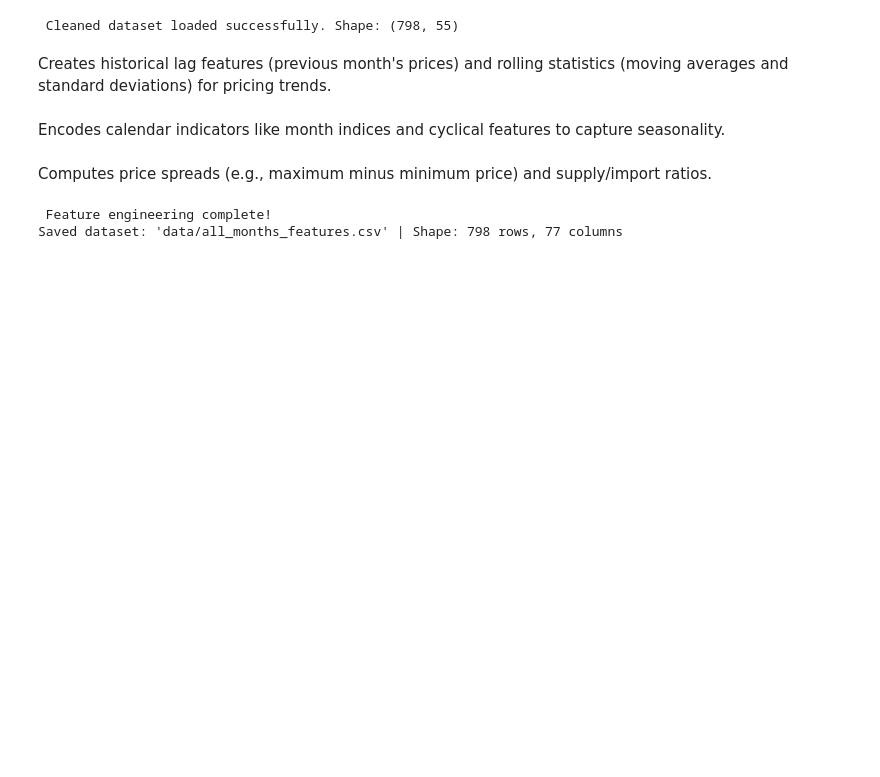
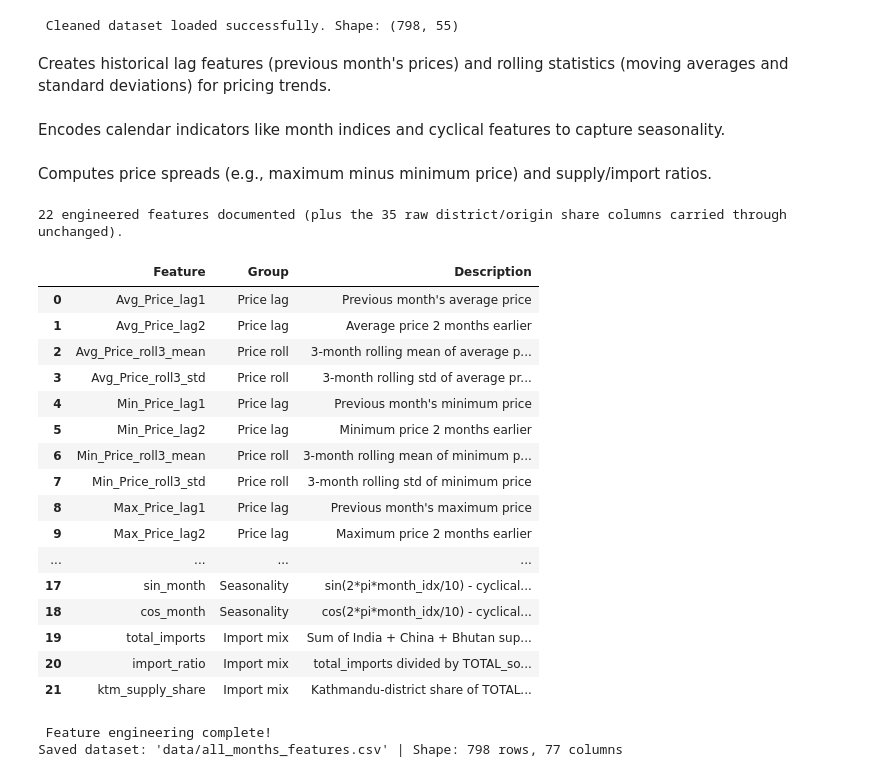
Before and after one commit to Sristy09/Multi-Target-Price-Forecasting, a Jupyter notebook: 04_Feature_engineering.ipynb, the cells around one changed output. Saved outputs shown, nothing was run; the diff lists cells and outputs as text; code cells hidden in the pictures; blank space fills up the shorter version.

```diff
--- a/04_Feature_engineering.ipynb
+++ b/04_Feature_engineering.ipynb
@@ -69,6 +69,57 @@ if 'Kathmandu' in df.columns:
 all_products = df['Product_Name'].unique()
 all_months = range(1, 11)
 grid = pd.MultiIndex.from_product([all_products, all_months], names=['Product_Name', 'month_idx']).to_frame().reset_index(drop=True)
+# %%
+
+# Feature-engineering documentation table: every engineered feature, what it
+# means, and how it is computed. This is the reference table for the feature
+# list quoted in the modelling notebook and in the project report.
+feature_dictionary = pd.DataFrame([
+    {"Feature": "Avg_Price_lag1",       "Group": "Price lag",   "Description": "Previous month's average price"},
+    {"Feature": "Avg_Price_lag2",       "Group": "Price lag",   "Description": "Average price 2 months earlier"},
+    {"Feature": "Avg_Price_roll3_mean", "Group": "Price roll",  "Description": "3-month rolling mean of average price (prior months only)"},
+    {"Feature": "Avg_Price_roll3_std",  "Group": "Price roll",  "Description": "3-month rolling std of average price (prior months only)"},
+    {"Feature": "Min_Price_lag1",       "Group": "Price lag",   "Description": "Previous month's minimum price"},
+    {"Feature": "Min_Price_lag2",       "Group": "Price lag",   "Description": "Minimum price 2 months earlier"},
+    {"Feature": "Min_Price_roll3_mean", "Group": "Price roll",  "Description": "3-month rolling mean of minimum price"},
+    {"Feature": "Min_Price_roll3_std",  "Group": "Price roll",  "Description": "3-month rolling std of minimum price"},
+    {"Feature": "Max_Price_lag1",       "Group": "Price lag",   "Description": "Previous month's maximum price"},
+    {"Feature": "Max_Price_lag2",       "Group": "Price lag",   "Description": "Maximum price 2 months earlier"},
+    {"Feature": "Max_Price_roll3_mean", "Group": "Price roll",  "Description": "3-month rolling mean of maximum price"},
+    {"Feature": "Max_Price_roll3_std",  "Group": "Price roll",  "Description": "3-month rolling std of maximum price"},
+    {"Feature": "price_spread",         "Group": "Spread",      "Description": "Current month Max_Price minus Min_Price"},
+    {"Feature": "price_spread_ratio",   "Group": "Spread",      "Description": "price_spread divided by Avg_Price"},
+    {"Feature": "Volume_lag1",          "Group": "Supply",      "Description": "Previous month's traded volume"},
+    {"Feature": "TOTAL_sources_lag1",   "Group": "Supply",      "Description": "Previous month's total recomputed supply"},
+    {"Feature": "volume_change_ratio",  "Group": "Supply",      "Description": "Month-over-month percentage change in volume"},
+    {"Feature": "sin_month",            "Group": "Seasonality", "Description": "sin(2*pi*month_idx/10) - cyclical calendar position"},
+    {"Feature": "cos_month",            "Group": "Seasonality", "Description": "cos(2*pi*month_idx/10) - cyclical calendar position"},
+    {"Feature": "total_imports",        "Group": "Import mix",  "Description": "Sum of India + China + Bhutan supply volume"},
+    {"Feature": "import_ratio",         "Group": "Import mix",  "Description": "total_imports divided by TOTAL_sources"},
+    {"Feature": "ktm_supply_share",     "Group": "Import mix",  "Description": "Kathmandu-district share of TOTAL_sources"},
+])
+print(f"{len(feature_dictionary)} engineered features documented "
+      f"(plus the 35 raw district/origin share columns carried through unchanged).")
+display(feature_dictionary)
+# %% [output]
+22 engineered features documented (plus the 35 raw district/origin share columns carried through unchanged).
+|  | Feature | Group | Description |
+| 0 | Avg_Price_lag1 | Price lag | Previous month's average price |
+| 1 | Avg_Price_lag2 | Price lag | Average price 2 months earlier |
+| 2 | Avg_Price_roll3_mean | Price roll | 3-month rolling mean of average p... |
+| 3 | Avg_Price_roll3_std | Price roll | 3-month rolling std of average pr... |
+| 4 | Min_Price_lag1 | Price lag | Previous month's minimum price |
+| 5 | Min_Price_lag2 | Price lag | Minimum price 2 months earlier |
+| 6 | Min_Price_roll3_mean | Price roll | 3-month rolling mean of minimum p... |
+| 7 | Min_Price_roll3_std | Price roll | 3-month rolling std of minimum price |
+| 8 | Max_Price_lag1 | Price lag | Previous month's maximum price |
+| 9 | Max_Price_lag2 | Price lag | Maximum price 2 months earlier |
+| ... | ... | ... | ... |
+| 17 | sin_month | Seasonality | sin(2*pi*month_idx/10) - cyclical... |
+| 18 | cos_month | Seasonality | cos(2*pi*month_idx/10) - cyclical... |
+| 19 | total_imports | Import mix | Sum of India + China + Bhutan sup... |
+| 20 | import_ratio | Import mix | total_imports divided by TOTAL_so... |
+| 21 | ktm_supply_share | Import mix | Kathmandu-district share of TOTAL... |
 # %%
 # Export Feature-Engineered Dataset
 output_path = os.path.join('data', 'all_months_features.csv')
```
Also changed, not shown: 17 other files.
